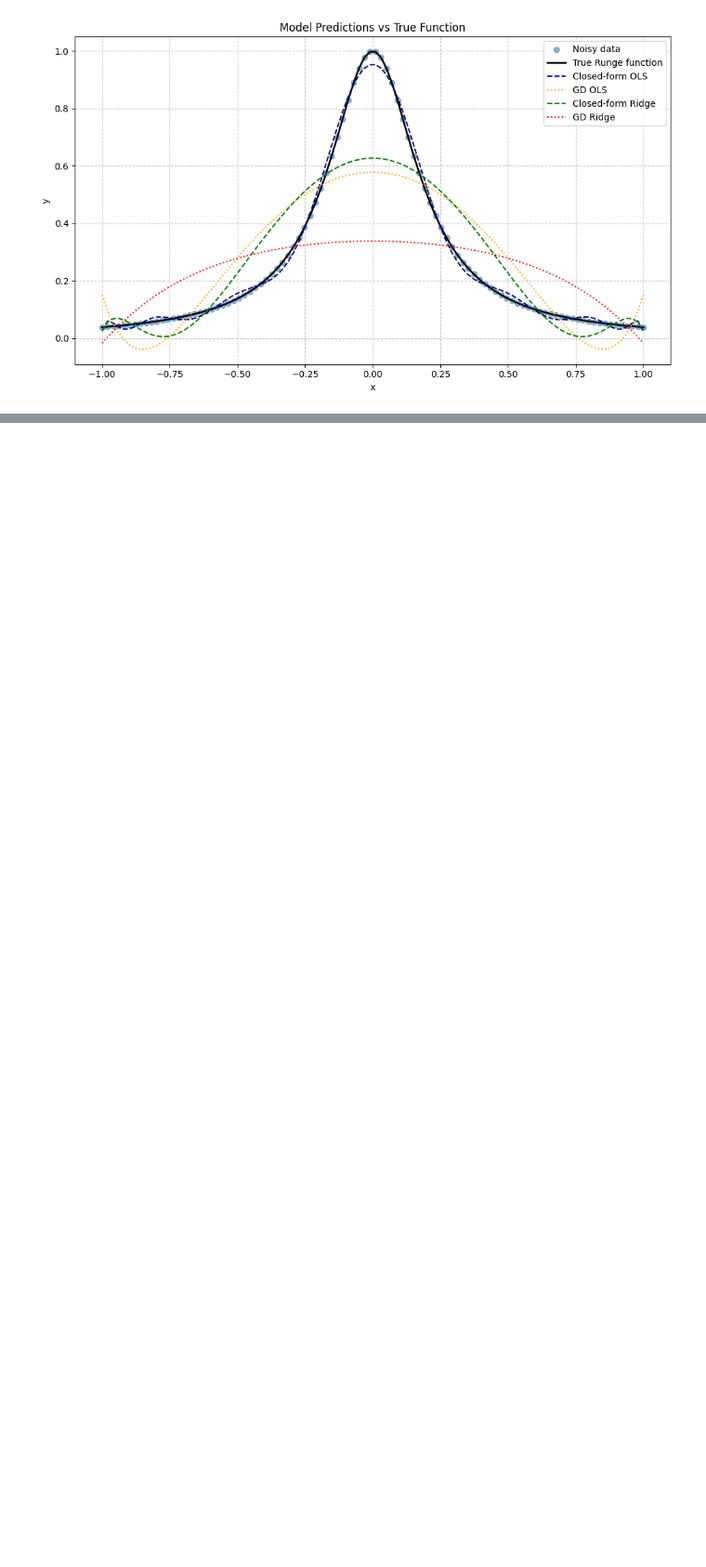
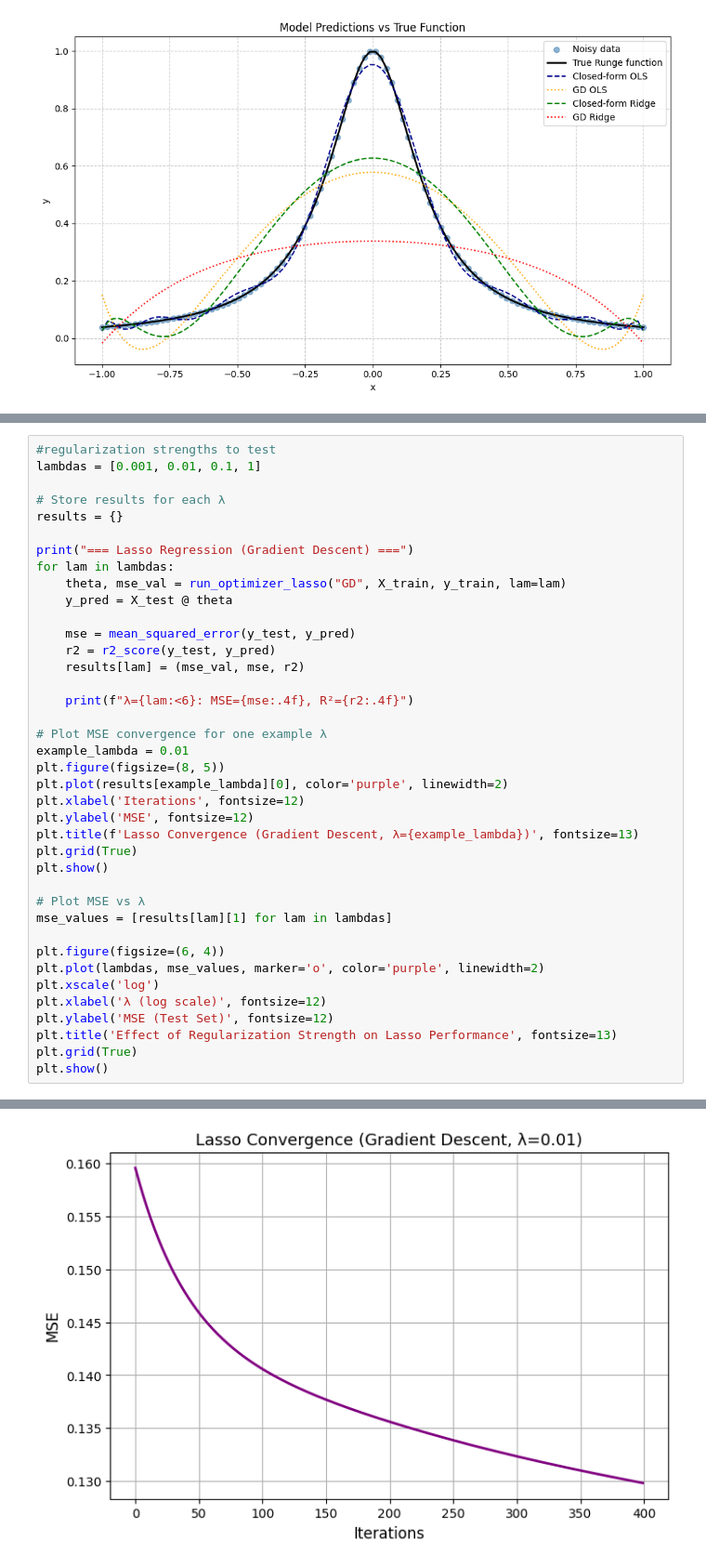
Before and after one commit to komandoyoko/Yoan_FYS_STK4155, a Jupyter notebook: Project1/Project1.ipynb, the cells around one changed output, grey strips where cells are left out. Shown at 93% size. Drawn from its saved outputs; the diff is of its cells as text; blank space fills up the shorter version.

```diff
--- a/Project1/Project1.ipynb
+++ b/Project1/Project1.ipynb
@@ -361,0 +320,40 @@ R2 (Lasso, GD): -0.3756
+# %%
+#regularization strengths to test
+lambdas = [0.001, 0.01, 0.1, 1]
+
+# Store results for each λ
+results = {}
+
+print("=== Lasso Regression (Gradient Descent) ===")
+for lam in lambdas:
+    theta, mse_val = run_optimizer_lasso("GD", X_train, y_train, lam=lam)
+    y_pred = X_test @ theta
+
+    mse = mean_squared_error(y_test, y_pred)
+    r2 = r2_score(y_test, y_pred)
+    results[lam] = (mse_val, mse, r2)
+
+    print(f"λ={lam:<6}: MSE={mse:.4f}, R²={r2:.4f}")
+
+# Plot MSE convergence for one example λ
+example_lambda = 0.01
+plt.figure(figsize=(8, 5))
+plt.plot(results[example_lambda][0], color='purple', linewidth=2)
+plt.xlabel('Iterations', fontsize=12)
+plt.ylabel('MSE', fontsize=12)
+plt.title(f'Lasso Convergence (Gradient Descent, λ={example_lambda})', fontsize=13)
+plt.grid(True)
+plt.show()
+
+# Plot MSE vs λ
+mse_values = [results[lam][1] for lam in lambdas]
+
+plt.figure(figsize=(6, 4))
+plt.plot(lambdas, mse_values, marker='o', color='purple', linewidth=2)
+plt.xscale('log')
+plt.xlabel('λ (log scale)', fontsize=12)
+plt.ylabel('MSE (Test Set)', fontsize=12)
+plt.title('Effect of Regularization Strength on Lasso Performance', fontsize=13)
+plt.grid(True)
+plt.show()
+# %% [output]
@@ -361,0 +365 @@ R2 (Lasso, GD): -0.3756
+[figure, added]
```
Also changed, not shown: parts of 2 cells of this notebook, 1 other file.
